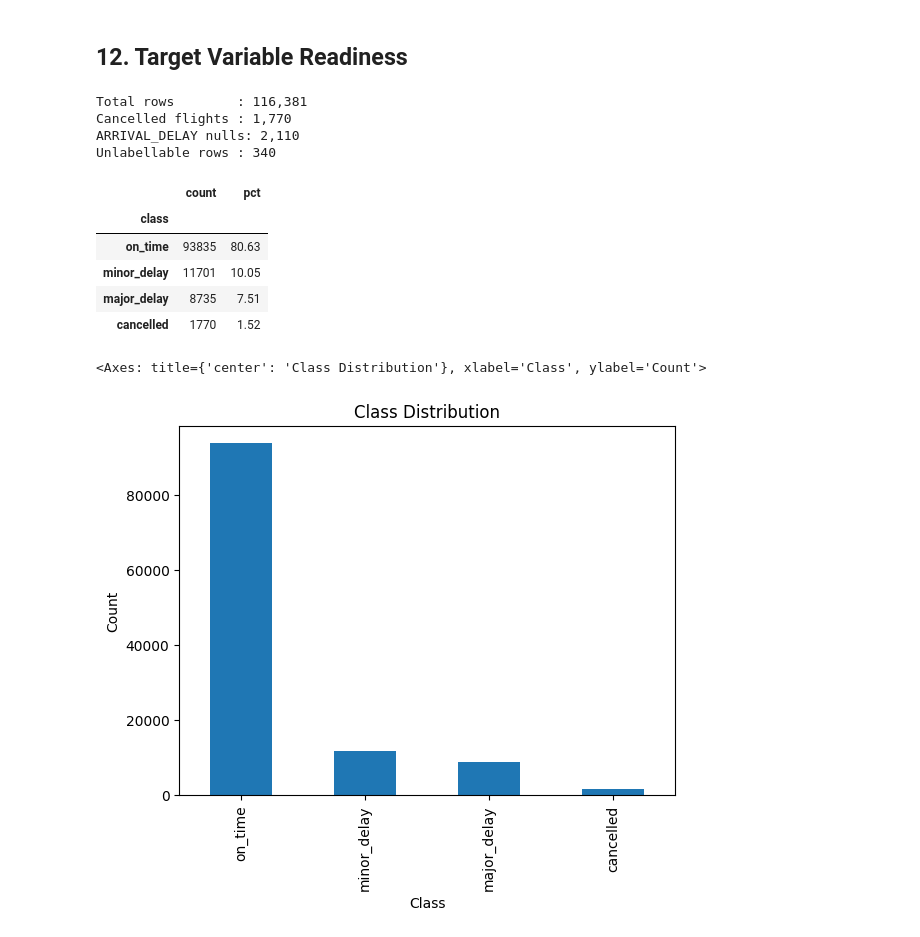
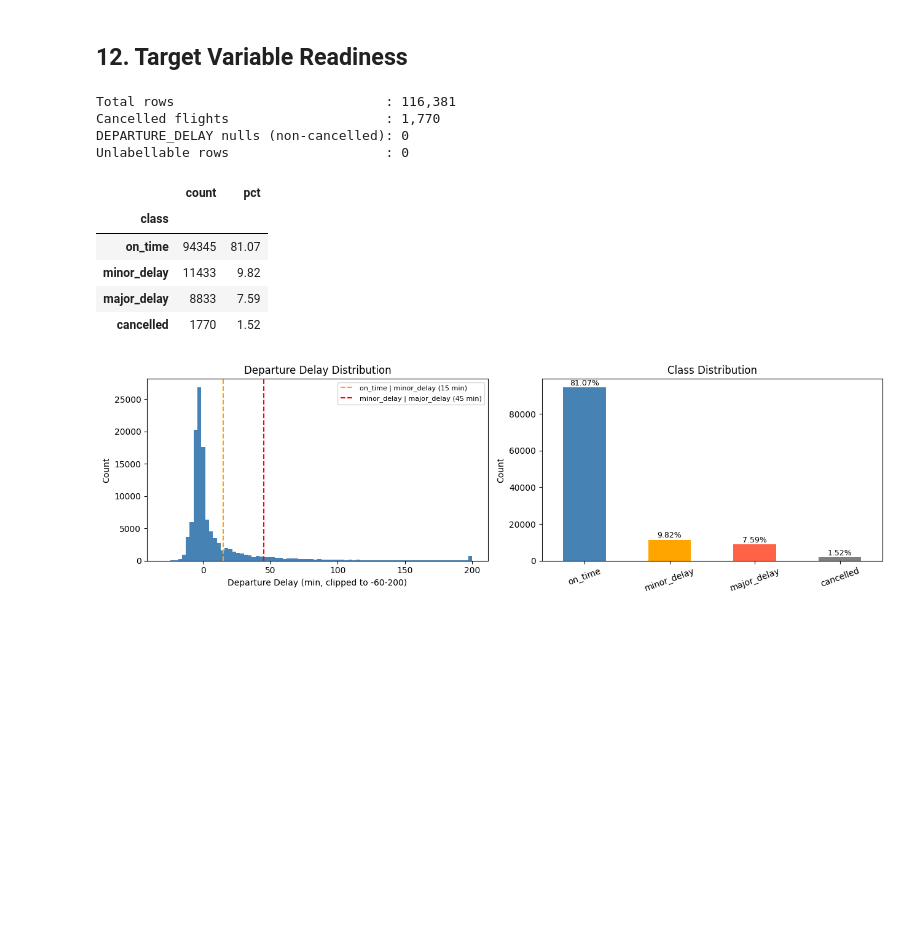
Before and after one commit to El-Maktab/DS-Flight-Delay-Classification, a Jupyter notebook: notebooks/validation_report.ipynb, the cells around one changed output. Drawn from its saved outputs; the diff is of its cells as text; code cells hidden in the pictures; blank space fills up the shorter version.

```diff
--- a/notebooks/validation_report.ipynb
+++ b/notebooks/validation_report.ipynb
@@ -231,30 +297,53 @@ results['statistics']['details']['stats']
 # %% [markdown]
 ## 12. Target Variable Readiness
-# %%
-d = results['target']['details']
-print(f"Total rows        : {d['total_rows']:,}")
-print(f"Cancelled flights : {d['cancelled_count']:,}")
-print(f"ARRIVAL_DELAY nulls: {d['arrival_delay_nulls']:,}")
-print(f"Unlabellable rows : {d['unlabellable_rows']:,}")
-print()
-
-dist = pd.DataFrame([
-    {'class': cls, 'count': cnt, 'pct': d['class_pct'][cls]}
-    for cls, cnt in d['class_counts'].items()
-]).set_index('class')
-display(dist)
-
-dist['count'].plot.bar(title='Class Distribution', ylabel='Count', xlabel='Class')
-# %% [output]
-Total rows        : 116,381
-Cancelled flights : 1,770
-ARRIVAL_DELAY nulls: 2,110
-Unlabellable rows : 340
-|  | count | pct |
-| class |  |  |
-| on_time | 93835 | 80.63 |
-| minor_delay | 11701 | 10.05 |
-| major_delay | 8735 | 7.51 |
-| cancelled | 1770 | 1.52 |
-<Axes: title={'center': 'Class Distribution'}, xlabel='Class', ylabel='Count'>
-[figure, removed]
+# %%
+import matplotlib.pyplot as plt
+
+d = results['target']['details']
+print(f"Total rows                           : {d['total_rows']:,}")
+print(f"Cancelled flights                    : {d['cancelled_count']:,}")
+print(f"DEPARTURE_DELAY nulls (non-cancelled): {d['departure_delay_nulls']:,}")
+print(f"Unlabellable rows                    : {d['unlabellable_rows']:,}")
+print()
+
+dist = pd.DataFrame([
+    {'class': cls, 'count': cnt, 'pct': d['class_pct'][cls]}
+    for cls, cnt in d['class_counts'].items()
+]).set_index('class')
+display(dist)
+
+fig, (ax1, ax2) = plt.subplots(1, 2, figsize=(13, 4))
+
+delays = df.loc[df['CANCELLED'] == 0, 'DEPARTURE_DELAY'].dropna()
+ax1.hist(delays.clip(-60, 200), bins=80, color='steelblue', edgecolor='none')
+ax1.axvline(15, color='orange', linestyle='--', linewidth=1.5, label='on_time | minor_delay (15 min)')
+ax1.axvline(45, color='red',    linestyle='--', linewidth=1.5, label='minor_delay | major_delay (45 min)')
+ax1.set_xlabel('Departure Delay (min, clipped to -60-200)')
+ax1.set_ylabel('Count')
+ax1.set_title('Departure Delay Distribution')
+ax1.legend(fontsize=8)
+
+colors = ['steelblue', 'orange', 'tomato', 'grey']
+dist['count'].plot.bar(ax=ax2, color=colors, edgecolor='none')
+ax2.set_title('Class Distribution')
+ax2.set_ylabel('Count')
+ax2.set_xlabel('')
+ax2.tick_params(axis='x', rotation=20)
+for bar, pct in zip(ax2.patches, dist['pct']):
+    ax2.text(bar.get_x() + bar.get_width() / 2, bar.get_height() + 300,
+             f'{pct}%', ha='center', va='bottom', fontsize=9)
+
+plt.tight_layout()
+plt.show()
+# %% [output]
+Total rows                           : 116,381
+Cancelled flights                    : 1,770
+DEPARTURE_DELAY nulls (non-cancelled): 0
+Unlabellable rows                    : 0
+|  | count | pct |
+| class |  |  |
+| on_time | 94345 | 81.07 |
+| minor_delay | 11433 | 9.82 |
+| major_delay | 8833 | 7.59 |
+| cancelled | 1770 | 1.52 |
+[figure, added]
```
Also changed, not shown: parts of 4 cells of this notebook, 4 other files.
